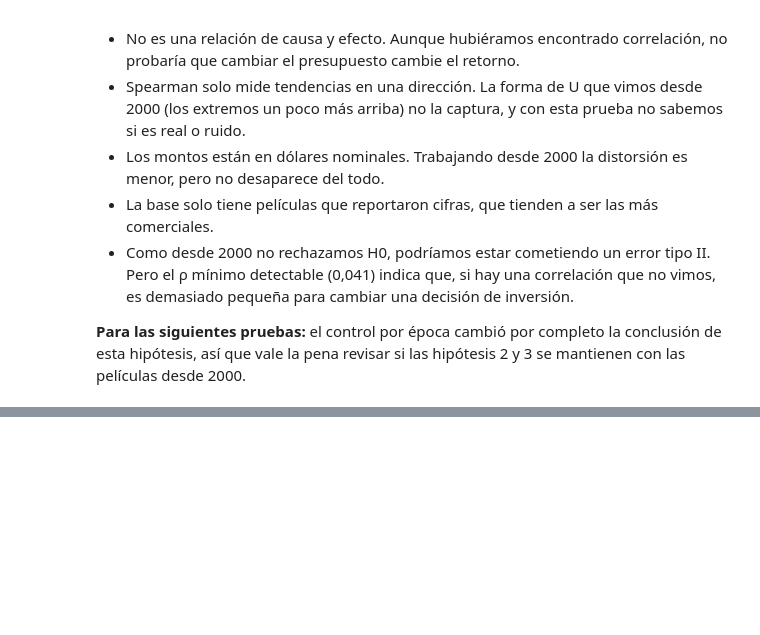
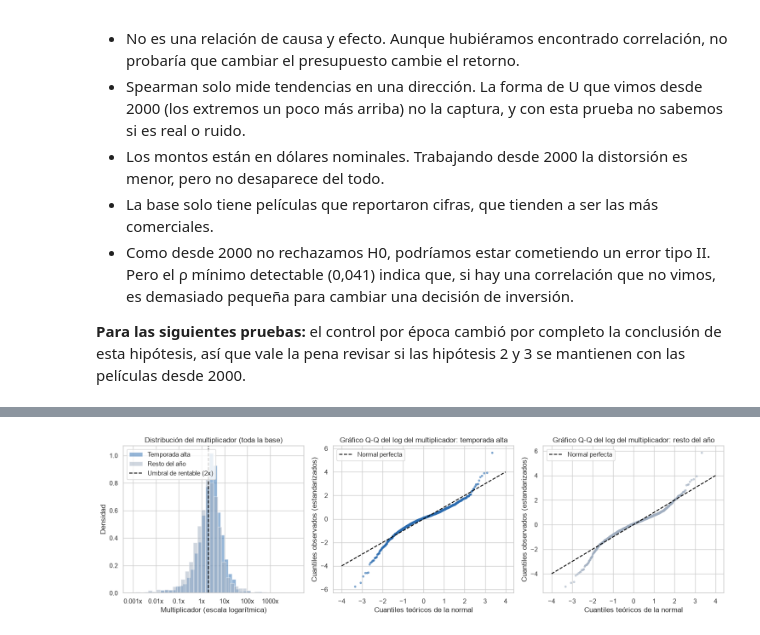
Before and after one commit to JulianHZ711/analisis-datos-evento-3, a Jupyter notebook: notebooks/03_hipotesis_pruebas.ipynb, the cells around one changed output, grey strips where cells are left out. Cells and saved outputs as stored; diff of their text form; code cells hidden in the pictures; blank space fills up the shorter version.

```diff
--- a/notebooks/03_hipotesis_pruebas.ipynb
+++ b/notebooks/03_hipotesis_pruebas.ipynb
@@ -604,0 +618,57 @@ Lo que el presupuesto sí cambia es qué tan incierto es el resultado. Para una
+# %%
+TEMPORADAS = ["Temporada alta", "Resto del año"]
+COLORES_TEMPORADA = {"Temporada alta": AZUL, "Resto del año": GRIS}
+CONFIANZA = 0.95
+
+poblaciones_h2 = {"Toda la base": finanzas, f"Desde {ANIO_CORTE}": desde_2000}
+
+
+def separar_temporadas(datos):
+    log_multiplicador = np.log10(datos["multiplicador"])
+    return {temporada: log_multiplicador[datos["temporada"] == temporada] for temporada in TEMPORADAS}
+
+
+forma = {}
+for nombre, datos in poblaciones_h2.items():
+    for temporada, valores in separar_temporadas(datos).items():
+        multiplicador = datos.loc[datos["temporada"] == temporada, "multiplicador"]
+        forma[(nombre, temporada)] = {
+            "Películas": len(valores),
+            "Asimetría del multiplicador": round(stats.skew(multiplicador), 1),
+            "Asimetría del log": round(stats.skew(valores), 2),
+            "Curtosis del log": round(stats.kurtosis(valores), 2),
+            "Promedio del log": round(valores.mean(), 3),
+            "Desviación estándar del log": round(valores.std(), 3),
+        }
+
+grupos = separar_temporadas(finanzas)
+fig, ejes = plt.subplots(1, 3, figsize=(15, 4.5))
+
+marcas = [0.001, 0.01, 0.1, 1, 10, 100, 1000]
+for temporada, valores in grupos.items():
+    ejes[0].hist(valores, bins=40, density=True, alpha=0.5, color=COLORES_TEMPORADA[temporada],
+                 label=temporada)
+ejes[0].axvline(np.log10(UMBRAL_RENTABLE), color="black", linestyle="--", linewidth=1.5,
+                label=f"Umbral de rentable ({UMBRAL_RENTABLE}x)")
+ejes[0].set_xticks(np.log10(marcas), [f"{marca:g}x" for marca in marcas])
+ejes[0].set_title("Distribución del multiplicador (toda la base)")
+ejes[0].set_xlabel("Multiplicador (escala logarítmica)")
+ejes[0].set_ylabel("Densidad")
+ejes[0].legend(loc="upper left")
+
+for ax, (temporada, valores) in zip(ejes[1:], grupos.items()):
+    estandarizados = (valores - valores.mean()) / valores.std()
+    teoricos, observados = stats.probplot(estandarizados, dist="norm", fit=False)
+    ax.scatter(teoricos, observados, s=8, alpha=0.5, color=COLORES_TEMPORADA[temporada])
+    ax.plot([-4, 4], [-4, 4], color="black", linestyle="--", linewidth=1.5, label="Normal perfecta")
+    ax.set_title(f"Gráfico Q-Q del log del multiplicador: {temporada.lower()}")
+    ax.set_xlabel("Cuantiles teóricos de la normal")
+    ax.set_ylabel("Cuantiles observados (estandarizados)")
+    ax.legend(loc="upper left")
+
+plt.tight_layout()
+plt.show()
+
+pd.DataFrame.from_dict(forma, orient="index").rename_axis(["Población", "Temporada"])
+# %% [output]
+[figure, added]
```
Also changed, not shown: parts of 13 cells of this notebook.
